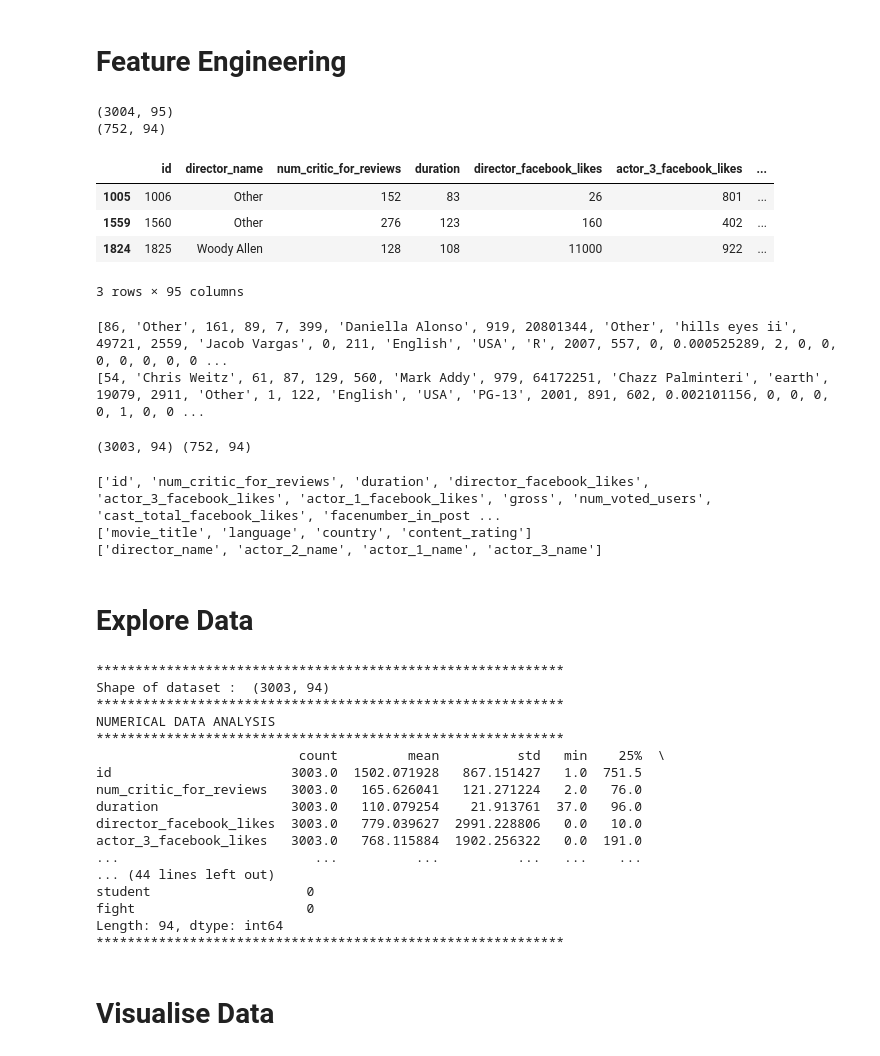
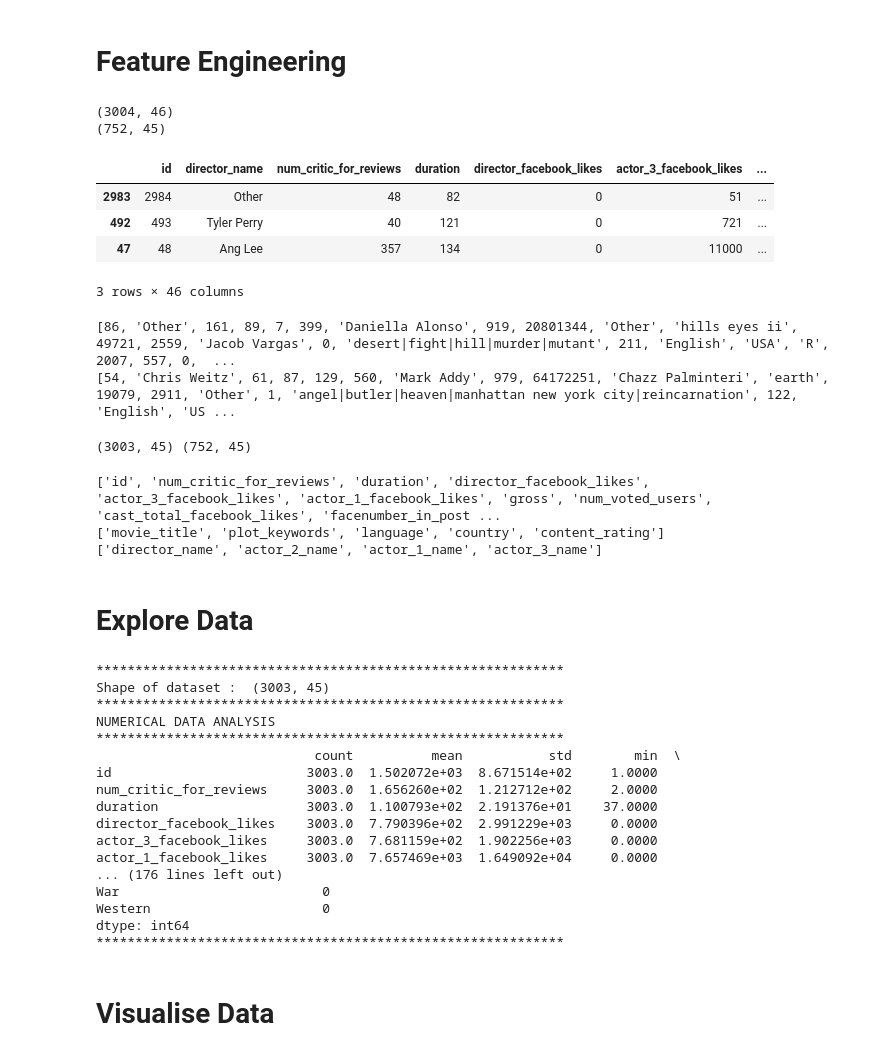
Before and after one commit to JZYNX/ML-assignment-2, a Jupyter notebook: COMP30027-Project2.ipynb, the cells around one changed output. Saved outputs shown, nothing was run; the diff lists cells and outputs as text; code cells hidden in the pictures.

Commit message:
plot keywords in doc2vec (bad results tho)

```diff
--- a/COMP30027-Project2.ipynb
+++ b/COMP30027-Project2.ipynb
@@ -105,17 +105,17 @@ if 'title_embedding' in test_df.columns:
     test_df.drop(columns='title_embedding', inplace=True)
 
 # Convert plot_keywords to individual columns (OneHotEncoding)
-num_plots = 50
-top_keywords = train_df['plot_keywords'].str.split('|', expand=True).stack().value_counts().head(num_plots).index
+# num_plots = 50
+# top_keywords = train_df['plot_keywords'].str.split('|', expand=True).stack().value_counts().head(num_plots).index
 
-for keyword in top_keywords:
-    # Train dataframe
-    train_df[keyword] = train_df['plot_keywords'].apply(lambda x: 1 if keyword in x else 0)
-    # Test dataframe
-    test_df[keyword] = test_df['plot_keywords'].apply(lambda x: 1 if keyword in x else 0)
+# for keyword in top_keywords:
+#     # Train dataframe
+#     train_df[keyword] = train_df['plot_keywords'].apply(lambda x: 1 if keyword in x else 0)
+#     # Test dataframe
+#     test_df[keyword] = test_df['plot_keywords'].apply(lambda x: 1 if keyword in x else 0)
 
-train_df.drop('plot_keywords', axis=1, inplace=True)
-test_df.drop('plot_keywords', axis=1, inplace=True)
+# train_df.drop('plot_keywords', axis=1, inplace=True)
+# test_df.drop('plot_keywords', axis=1, inplace=True)
 
 # Replace names that occur less than average with "Other
 # Calculate average counts for director and actors 1, 2, and 3
@@ -146,41 +146,41 @@ test_df.loc[test_df['actor_1_name'].isin(rare_actors1), 'actor_1_name'] = 'Other
 test_df.loc[test_df['actor_2_name'].isin(rare_actors2), 'actor_2_name'] = 'Other'
 test_df.loc[test_df['actor_3_name'].isin(rare_actors3), 'actor_3_name'] = 'Other'
 
 def preprocess_title(title):
     if isinstance(title, str):
         title = title.lower()
         words = word_tokenize(title)
         # Remove stop words
         stop_words = set(stopwords.words('english'))
         words = [word for word in words if word not in stop_words]
         words = [word for word in words if word not in string.punctuation]
         # Join the remaining words back into a string
         preprocessed_title = ' '.join(words)
         return preprocessed_title
     else:
         return ""
 
 # preprocess movie titles
 train_df['movie_title'] = train_df['movie_title'].apply(preprocess_title)
 test_df['movie_title'] = test_df['movie_title'].apply(preprocess_title)
 
 print(train_df.shape)
 print(test_df.shape)
 display(train_df.sample(3))
 
 print(list(train_df.iloc[85]))
 print(list(test_df.iloc[53]))
 # print(list(train_df.iloc[575]))
 # %% [output]
-(3004, 95)
-(752, 94)
+(3004, 46)
+(752, 45)
 |  | id | director_name | num_critic_for_reviews | duration | director_facebook_likes | actor_3_facebook_likes | ... |
-| 1005 | 1006 | Other | 152 | 83 | 26 | 801 | ... |
-| 1559 | 1560 | Other | 276 | 123 | 160 | 402 | ... |
-| 1824 | 1825 | Woody Allen | 128 | 108 | 11000 | 922 | ... |
+| 2983 | 2984 | Other | 48 | 82 | 0 | 51 | ... |
+| 492 | 493 | Tyler Perry | 40 | 121 | 0 | 721 | ... |
+| 47 | 48 | Ang Lee | 357 | 134 | 0 | 11000 | ... |
-3 rows × 95 columns
+3 rows × 46 columns
-[86, 'Other', 161, 89, 7, 399, 'Daniella Alonso', 919, 20801344, 'Other', 'hills eyes ii', 49721, 2559, 'Jacob Vargas', 0, 211, 'English', 'USA', 'R', 2007, 557, 0, 0.000525289, 2, 0, 0, 0, 0, 0, 0, 0 ...
-[54, 'Chris Weitz', 61, 87, 129, 560, 'Mark Addy', 979, 64172251, 'Chazz Palminteri', 'earth', 19079, 2911, 'Other', 1, 122, 'English', 'USA', 'PG-13', 2001, 891, 602, 0.002101156, 0, 0, 0, 0, 1, 0, 0 ...
+[86, 'Other', 161, 89, 7, 399, 'Daniella Alonso', 919, 20801344, 'Other', 'hills eyes ii', 49721, 2559, 'Jacob Vargas', 0, 'desert|fight|hill|murder|mutant', 211, 'English', 'USA', 'R', 2007, 557, 0,  ...
+[54, 'Chris Weitz', 61, 87, 129, 560, 'Mark Addy', 979, 64172251, 'Chazz Palminteri', 'earth', 19079, 2911, 'Other', 1, 'angel|butler|heaven|manhattan new york city|reincarnation', 122, 'English', 'US ...
 # %%
 # Separate features and class for training df
 train_df = train_df.dropna(how='any') # drop rows with any missing values
@@ -193,7 +193,7 @@ X_test = test_df
 
 print(X.shape, X_test.shape)
 # %% [output]
-(3003, 94) (752, 94)
+(3003, 45) (752, 45)
 # %%
 # Define features
 numeric_features = list(X.select_dtypes(include=['int64', 'float64', 'float32']).columns)
@@ -205,7 +205,7 @@ print(categorical_features)
 print(name_features)
 # %% [output]
 ['id', 'num_critic_for_reviews', 'duration', 'director_facebook_likes', 'actor_3_facebook_likes', 'actor_1_facebook_likes', 'gross', 'num_voted_users', 'cast_total_facebook_likes', 'facenumber_in_post ...
-['movie_title', 'language', 'country', 'content_rating']
+['movie_title', 'plot_keywords', 'language', 'country', 'content_rating']
 ['director_name', 'actor_2_name', 'actor_1_name', 'actor_3_name']
 # %% [markdown]
 # Explore Data
@@ -227,21 +227,21 @@ print(X.isnull().sum())
 print('*'*60)
 # %% [output]
 ************************************************************
-Shape of dataset :  (3003, 94)
+Shape of dataset :  (3003, 45)
 ************************************************************
 NUMERICAL DATA ANALYSIS
 ************************************************************
-                          count         mean          std   min    25%  \
-id                       3003.0  1502.071928   867.151427   1.0  751.5
-num_critic_for_reviews   3003.0   165.626041   121.271224   2.0   76.0
-duration                 3003.0   110.079254    21.913761  37.0   96.0
-director_facebook_likes  3003.0   779.039627  2991.228806   0.0   10.0
-actor_3_facebook_likes   3003.0   768.115884  1902.256322   0.0  191.0
-...                         ...          ...          ...   ...    ...
-... (44 lines left out)
-student                    0
-fight                      0
-Length: 94, dtype: int64
+                            count          mean           std        min  \
+id                         3003.0  1.502072e+03  8.671514e+02     1.0000
+num_critic_for_reviews     3003.0  1.656260e+02  1.212712e+02     2.0000
+duration                   3003.0  1.100793e+02  2.191376e+01    37.0000
+director_facebook_likes    3003.0  7.790396e+02  2.991229e+03     0.0000
+actor_3_facebook_likes     3003.0  7.681159e+02  1.902256e+03     0.0000
+actor_1_facebook_likes     3003.0  7.657469e+03  1.649092e+04     0.0000
+... (176 lines left out)
+War                          0
+Western                      0
+dtype: int64
 ************************************************************
 # %% [markdown]
 # Visualise Data
```
Also changed, not shown: parts of 15 cells of this notebook, 2 other files.
